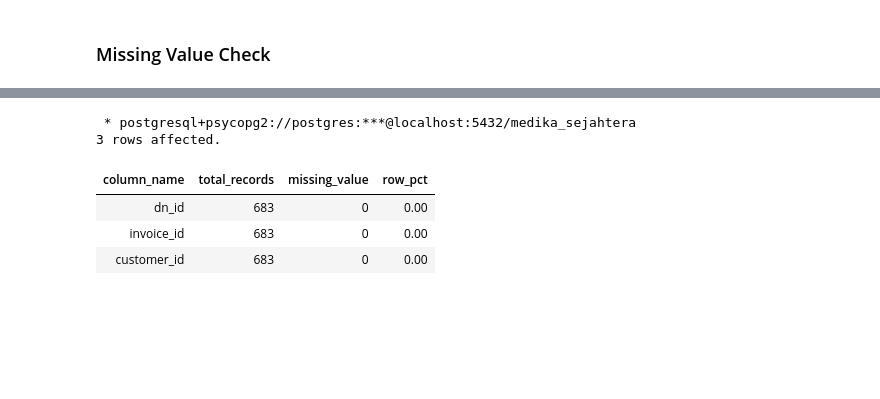
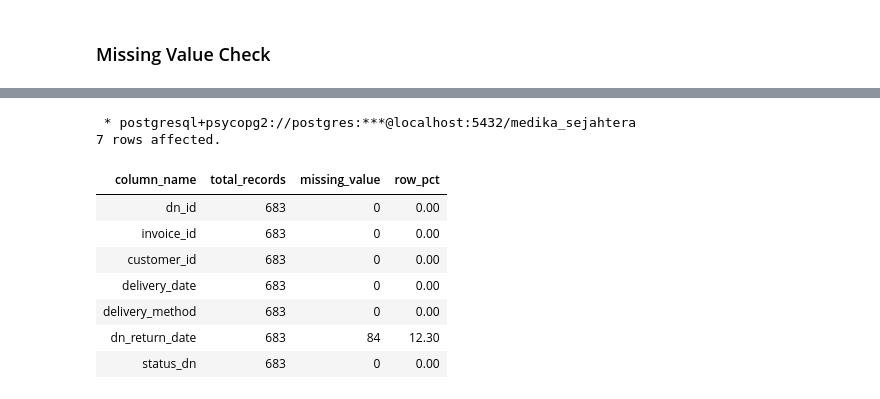
Before and after one commit to Rpfitrah/return-analysis-medika-sejahtera, a Jupyter notebook: Notebook/01_data_understanding.ipynb, the cells around one changed output, grey strips where cells are left out. Drawn from its saved outputs; the diff is of its cells as text; code cells hidden in the pictures; blank space fills up the shorter version.

```diff
--- a/Notebook/01_data_understanding.ipynb
+++ b/Notebook/01_data_understanding.ipynb
@@ -1099,31 +1085,99 @@ SELECT
     ROUND(
         COUNT (*) FILTER(
             WHERE invoice_id IS NULL
         ) *100.0 / NULLIF (COUNT(*),0),2
     )
 
 FROM
     dn_data
 
 UNION ALL
 
 SELECT
     'customer_id',
     COUNT (*),
     COUNT (*) FILTER (
         WHERE customer_id IS NULL
     ),
     ROUNd(
         COUNT (*) FILTER(
             WHERE customer_id IS NULL
         )*100.0 / NULLIF(COUNT(*),0), 2
     )
 FROM
     dn_data
+
+UNION ALL
+
+SELECT
+    '	delivery_date',
+    COUNT (*),
+    COUNT (*) FILTER (
+        WHERE delivery_date IS NULL
+    ),
+    ROUNd(
+        COUNT (*) FILTER(
+            WHERE delivery_date IS NULL
+        )*100.0 / NULLIF(COUNT(*),0), 2
+    )
+FROM
+    dn_data
+
+UNION ALL
+
+SELECT
+    'delivery_method',
+    COUNT (*),
+    COUNT (*) FILTER (
+        WHERE delivery_method IS NULL
+    ),
+    ROUNd(
+        COUNT (*) FILTER(
+            WHERE delivery_method IS NULL
+        )*100.0 / NULLIF(COUNT(*),0), 2
+    )
+FROM
+    dn_data
+
+UNION ALL
+
+SELECT
+    'dn_return_date',
+    COUNT (*),
+    COUNT (*) FILTER (
+        WHERE dn_return_date IS NULL
+    ),
+    ROUNd(
+        COUNT (*) FILTER(
+            WHERE dn_return_date IS NULL
+        )*100.0 / NULLIF(COUNT(*),0), 2
+    )
+FROM
+    dn_data
+
+UNION ALL
+
+SELECT
+    'status_dn',
+    COUNT (*),
+    COUNT (*) FILTER (
+        WHERE status_dn IS NULL
+    ),
+    ROUNd(
+        COUNT (*) FILTER(
+            WHERE status_dn IS NULL
+        )*100.0 / NULLIF(COUNT(*),0), 2
+    )
+FROM
+    dn_data
 # %% [output]
  * postgresql+psycopg2://postgres:***@localhost:5432/medika_sejahtera
-3 rows affected.
+7 rows affected.
 | column_name | total_records | missing_value | row_pct |
 | dn_id | 683 | 0 | 0.00 |
 | invoice_id | 683 | 0 | 0.00 |
 | customer_id | 683 | 0 | 0.00 |
+| delivery_date | 683 | 0 | 0.00 |
+| delivery_method | 683 | 0 | 0.00 |
+| dn_return_date | 683 | 84 | 12.30 |
+| status_dn | 683 | 0 | 0.00 |
```
Also changed, not shown: parts of 7 cells of this notebook.
